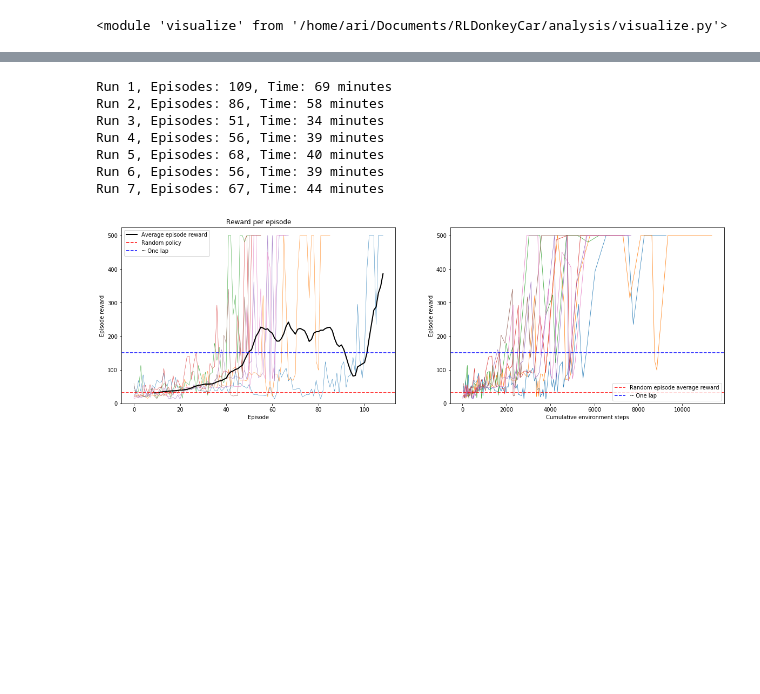
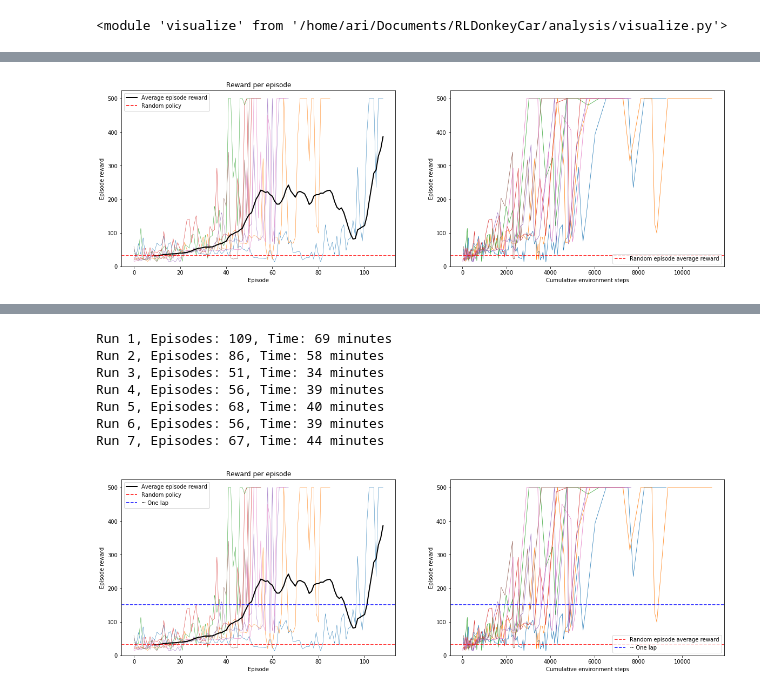
Before and after one commit to ari-viitala/RLDonkeyCar, a Jupyter notebook: analysis/Plotting2.ipynb, the cells around one changed output, grey strips where cells are left out. Saved outputs shown, nothing was run; the diff lists cells and outputs as text; code cells hidden in the pictures; blank space fills up the shorter version.

```diff
--- a/analysis/Plotting2.ipynb
+++ b/analysis/Plotting2.ipynb
@@ -17,0 +28,4 @@ reload(visualize)
+# %%
+visualize.visualize_run("../records/real_not_pretrained_critic_encoder_update_fixed/")
+# %% [output]
+[figure, added]
```
Also changed, not shown: parts of 18 cells of this notebook, 6 other files.
